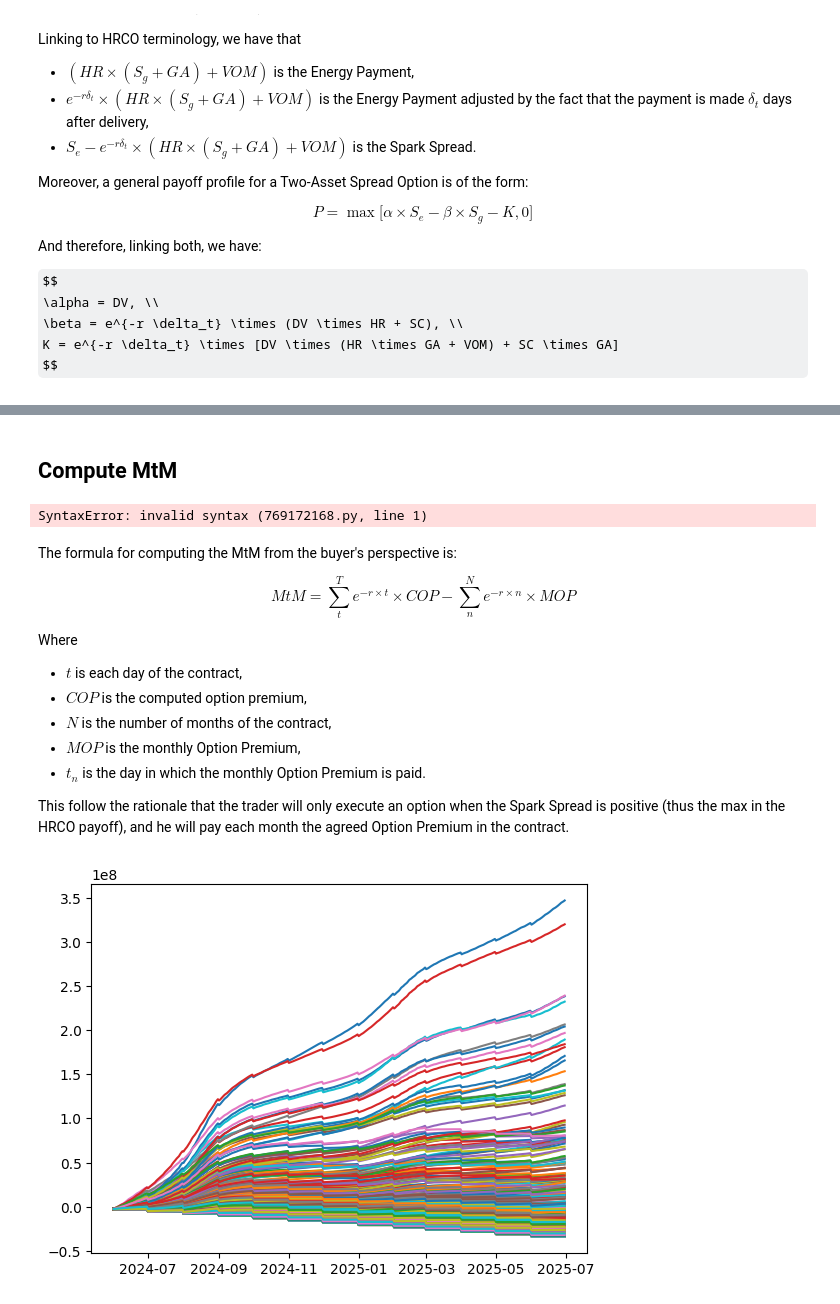
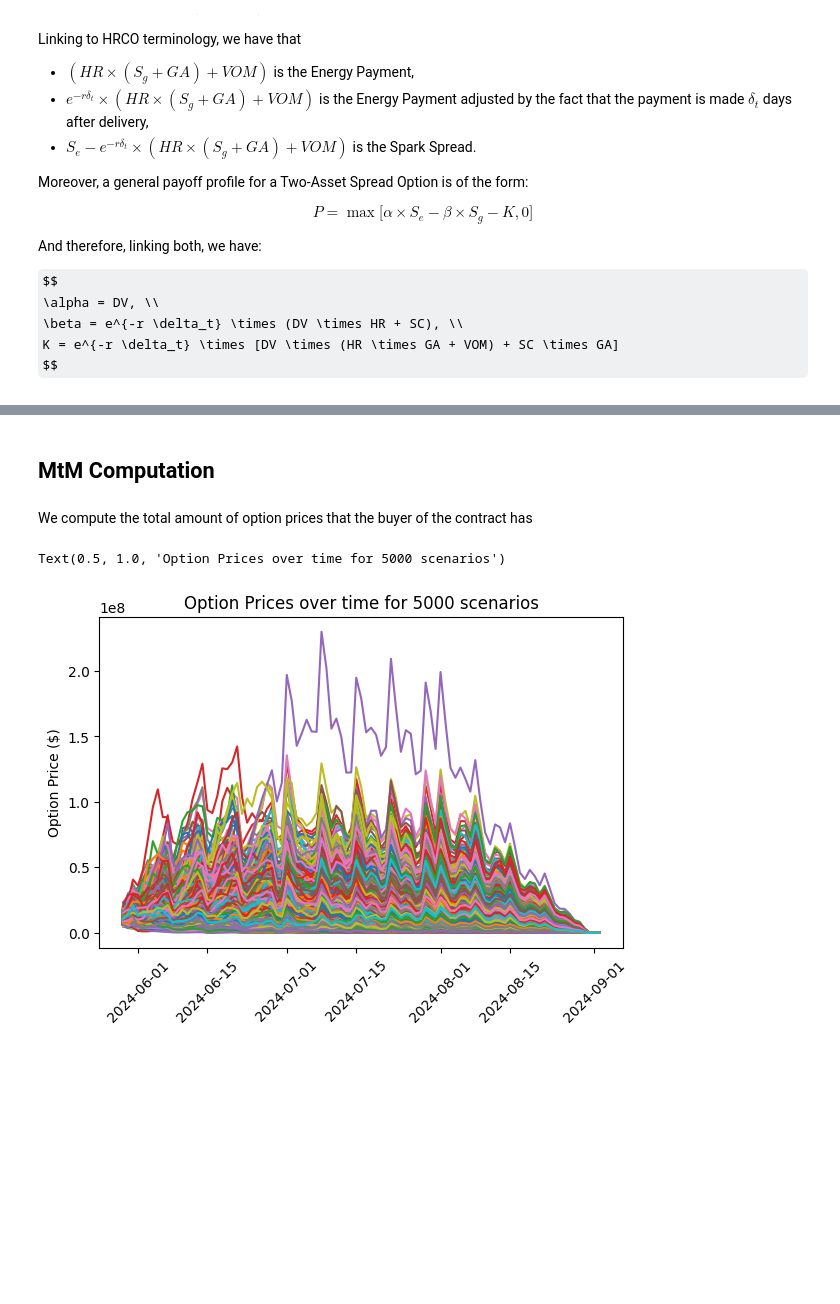
Before and after one commit to AndresMirelesTGP/HRCO, a Jupyter notebook: hrco_pricing.ipynb, the cells around one changed output, grey strips where cells are left out. Drawn from its saved outputs; the diff is of its cells as text; code cells hidden in the pictures; some formulas as TeX source; blank space fills up the shorter version.

Commit message:
Fixed computation

```diff
--- a/hrco_pricing.ipynb
+++ b/hrco_pricing.ipynb
@@ -311,27 +298,2 @@ time_value_df = option_prices_df.copy() - payoff_df.copy()
 # %% [markdown]
-## Compute MtM
+## MtM Computation
-# %%
-THIS NEED TO BE CHANGED COMPLETELY,
-
-WE NEED TO HAVE A MTM STARTING ON THE SIMULATION DATE, AND THEN WE SUM ALL THE OPTION PRICES THAT WE HAVE TO BE LIKE THE MTM
-
-WE ALSO NEED TO BE REMOVING ALL THE OPTIONS THAT MATURE
-
-THINK ABOUT THIS AND HOW IT IS COMPUTED BEFORE, BECAUSE MAYBE WE WERE THINKING ABOUT IT WRONG
-# %% [output]
-SyntaxError: invalid syntax (769172168.py, line 1)
-# %% [markdown]
-The formula for computing the MtM from the buyer's perspective is:
-
-$$
-MtM = \sum_t^T e^{-r \times t} \times COP - \sum_n^N e^{-r \times n} \times MOP
-$$
-
-Where
-- $t$ is each day of the contract,
-- $COP$ is the computed option premium,
-- $N$ is the number of months of the contract,
-- $MOP$ is the monthly Option Premium,
-- $t_n$ is the day in which the monthly Option Premium is paid.
-
-This follow the rationale that the trader will only execute an option when the Spark Spread is positive (thus the max in the HRCO payoff), and he will pay each month the agreed Option Premium in the contract.
@@ -361,5 +300,14 @@ mtm_df = mtm_df.cumsum()
-# %%
-plt.plot(mtm_df)
-plt.show()
-# %% [output]
-[figure, removed]
+# %% [markdown]
+We compute the total amount of option prices that the buyer of the contract has
+# %%
+total_option_prices = option_prices.sum(axis=1)
+# %%
+plt.figure(figsize=(6, 4))
+plt.plot(pd.DataFrame(total_option_prices, index=simulation_dates))
+plt.tight_layout()
+plt.xticks(rotation=45)
+plt.ylabel("Option Price ($)")
+plt.title(f"Option Prices over time for {nb_scenarios} scenarios")
+# %% [output]
+Text(0.5, 1.0, 'Option Prices over time for 5000 scenarios')
+[figure, added]
```
Also changed, not shown: parts of 24 cells of this notebook.
